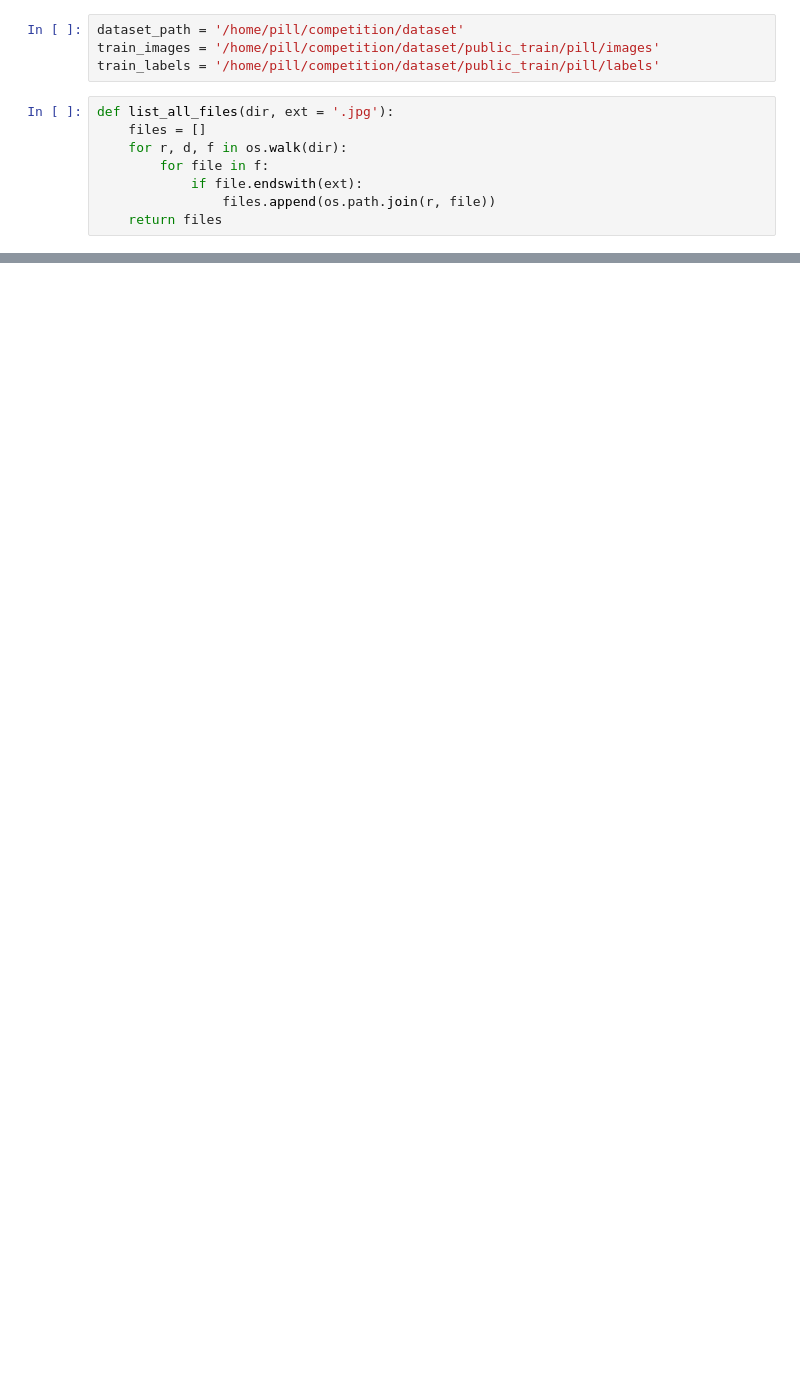
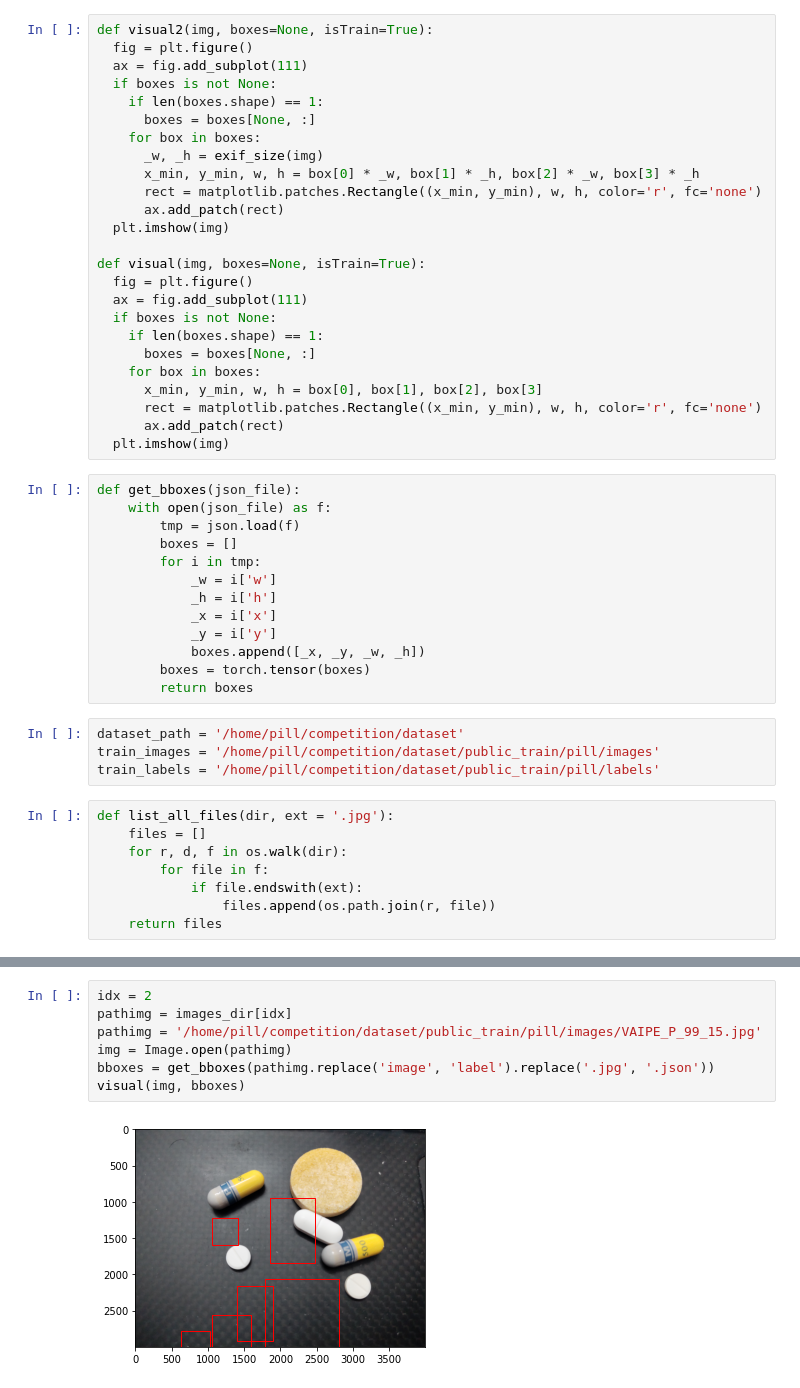
Before and after one commit to phamgialinhlx/pill-yolov7, a Jupyter notebook: tools/data_ana.ipynb, the cells around one changed output, grey strips where cells are left out. Drawn from its saved outputs; the diff is of its cells as text; blank space fills up the shorter version.

Commit message:
fix exif error

```diff
--- a/tools/data_ana.ipynb
+++ b/tools/data_ana.ipynb
@@ -7,4 +10,42 @@ from PIL import Image
 from PIL.ExifTags import TAGS
+# %%
+def visual2(img, boxes=None, isTrain=True):
+  fig = plt.figure()
+  ax = fig.add_subplot(111)
+  if boxes is not None:
+    if len(boxes.shape) == 1:
+      boxes = boxes[None, :]
+    for box in boxes:
+      _w, _h = exif_size(img)
+      x_min, y_min, w, h = box[0] * _w, box[1] * _h, box[2] * _w, box[3] * _h
+      rect = matplotlib.patches.Rectangle((x_min, y_min), w, h, color='r', fc='none')
+      ax.add_patch(rect)
+  plt.imshow(img)
+
+def visual(img, boxes=None, isTrain=True):
+  fig = plt.figure()
+  ax = fig.add_subplot(111)
+  if boxes is not None:
+    if len(boxes.shape) == 1:
+      boxes = boxes[None, :]
+    for box in boxes:
+      x_min, y_min, w, h = box[0], box[1], box[2], box[3]
+      rect = matplotlib.patches.Rectangle((x_min, y_min), w, h, color='r', fc='none')
+      ax.add_patch(rect)
+  plt.imshow(img)
+# %%
+def get_bboxes(json_file):
+    with open(json_file) as f:
+        tmp = json.load(f)
+        boxes = []
+        for i in tmp:
+            _w = i['w']
+            _h = i['h']
+            _x = i['x']
+            _y = i['y']
+            boxes.append([_x, _y, _w, _h])
+        boxes = torch.tensor(boxes)
+        return boxes
 # %%
 dataset_path = '/home/pill/competition/dataset'
 train_images = '/home/pill/competition/dataset/public_train/pill/images'
@@ -71,0 +164,9 @@ ExifOffset               : 438
+# %%
+idx = 2
+pathimg = images_dir[idx]
+pathimg = '/home/pill/competition/dataset/public_train/pill/images/VAIPE_P_99_15.jpg'
+img = Image.open(pathimg)
+bboxes = get_bboxes(pathimg.replace('image', 'label').replace('.jpg', '.json'))
+visual(img, bboxes)
+# %% [output]
+[figure, added]
```
Also changed, not shown: parts of 21 cells of this notebook, 2 other files.
